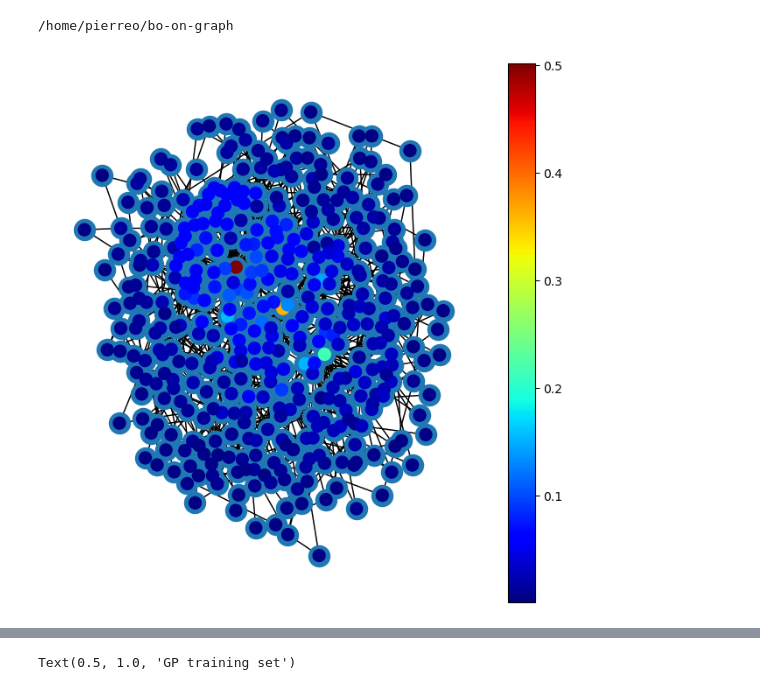
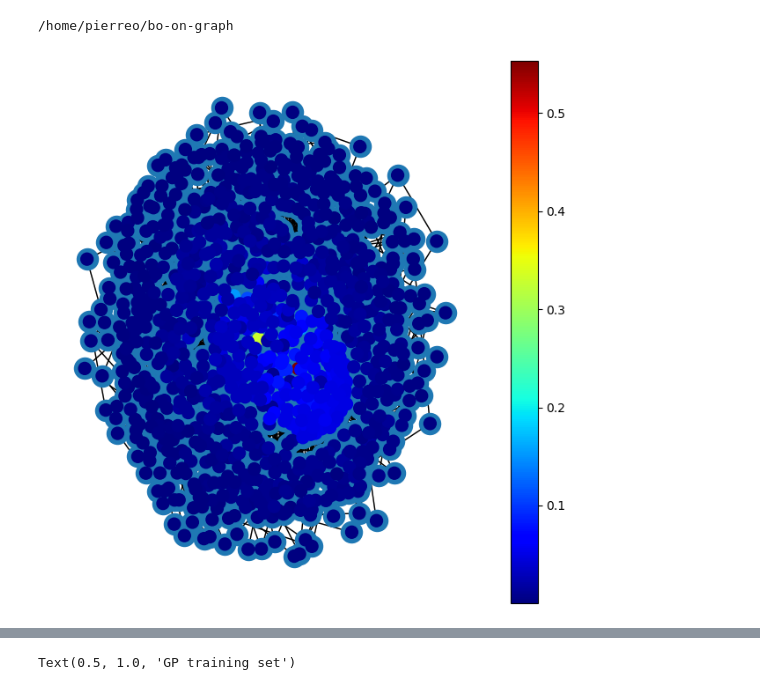
Before and after one commit to xingchenwan/bo-on-graph, a Jupyter notebook: notebooks/gp_cv.ipynb, the cells around one changed output, grey strips where cells are left out. Cells and saved outputs as stored; diff of their text form; code cells hidden in the pictures.

```diff
--- a/notebooks/gp_cv.ipynb
+++ b/notebooks/gp_cv.ipynb
@@ -40,50 +43,70 @@ from search.utils import eigendecompose_laplacian
 #     seed=2,
 #     problem_kwargs={
 #         "log": True,
 #         "random_graph_type": "ba", #ba, ws, sbm
 #         "m": 3,
 #         # "p": 0.5,
 #         # "p": [
 #         #     [0.25, 0.02, 0.01],
 #         #     [0.02, 0.35, 0.07],
 #         #     [0.01, 0.07, 0.40]
 #         #     ],
 #         "sizes":  [75, 75, 300],
 #         "k": 4,
 #         "beta": 0.2,
 #         "gamma": 0.,
 #         "feature_name": "eigenvector_centrality"
 #         }
 #     )
 
-n = 400
+n = 1000
 base_problem = get_synthetic_problem(
     "centrality",
     n=n,
     seed=2,
     problem_kwargs={
         "log": False,
         "random_graph_type": "ba",
         "m": 2,
         "n": n
         }
     )
+
+
+pos = nx.kamada_kawai_layout(base_problem.context_graph)
+g = base_problem.context_graph
+nodes = base_problem.context_graph.nodes()
+
+all_X = torch.arange(len(base_problem.context_graph)).to(torch.float)
+all_Y = base_problem(all_X.reshape(-1, 1))
+
+# X = candidates.reshape(-1, 1).to(dtype=torch.float)
+from botorch.utils.transforms import standardize
+n_init = len(all_X)
+X = all_X.reshape(-1, 1)
+
+
+# Y = base_problem(X.reshape(-1, 1))
+Y = all_Y.reshape(-1, 1).to(dtype=torch.float)
+Y = standardize(Y)
+
+best_loc = Y.argmax().item()
+X_best = X[best_loc]
+
+n_train = int(n_init * 0.5)
+ntrain_indices = np.random.choice(n_init, n_train, replace=False)
+ntest_indices = np.array([i for i in range(n_init) if i not in ntrain_indices])
+X_train, Y_train = X[ntrain_indices, ...], Y[ntrain_indices]
+X_test, Y_test = X[ntest_indices, ...], Y[ntest_indices, ...]
+
+# all_Y = eigenvecs[:, 0]
+colors = all_Y
+plt.figure(figsize=[8, 8])
+nx.draw_networkx(base_problem.context_graph, pos, with_labels=False)
+ec = nx.draw_networkx_edges(g, pos, alpha=0.2, )
+nc = nx.draw_networkx_nodes(g, pos, nodelist=nodes, node_color=colors, node_size=100, cmap=plt.cm.jet)
+plt.colorbar(nc)
+plt.axis('off')
+plt.show()
+# %% [output]
+[figure, added]
-# %%
-import networkx as nx
-pos = nx.kamada_kawai_layout(base_problem.context_graph)
-g = base_problem.context_graph
-nodes = base_problem.context_graph.nodes()
-
-all_X = torch.arange(len(base_problem.context_graph)).to(torch.float)
-all_Y = base_problem(all_X.reshape(-1, 1))
-# all_Y = eigenvecs[:, 0]
-colors = all_Y
-plt.figure(figsize=[8, 8])
-nx.draw_networkx(base_problem.context_graph, pos, with_labels=False)
-ec = nx.draw_networkx_edges(g, pos, alpha=0.2, )
-nc = nx.draw_networkx_nodes(g, pos, nodelist=nodes, node_color=colors, node_size=100, cmap=plt.cm.jet)
-plt.colorbar(nc)
-plt.axis('off')
-plt.show()
-# %% [output]
-[figure, removed]
```
Also changed, not shown: parts of 9 cells of this notebook, 7 other files.
